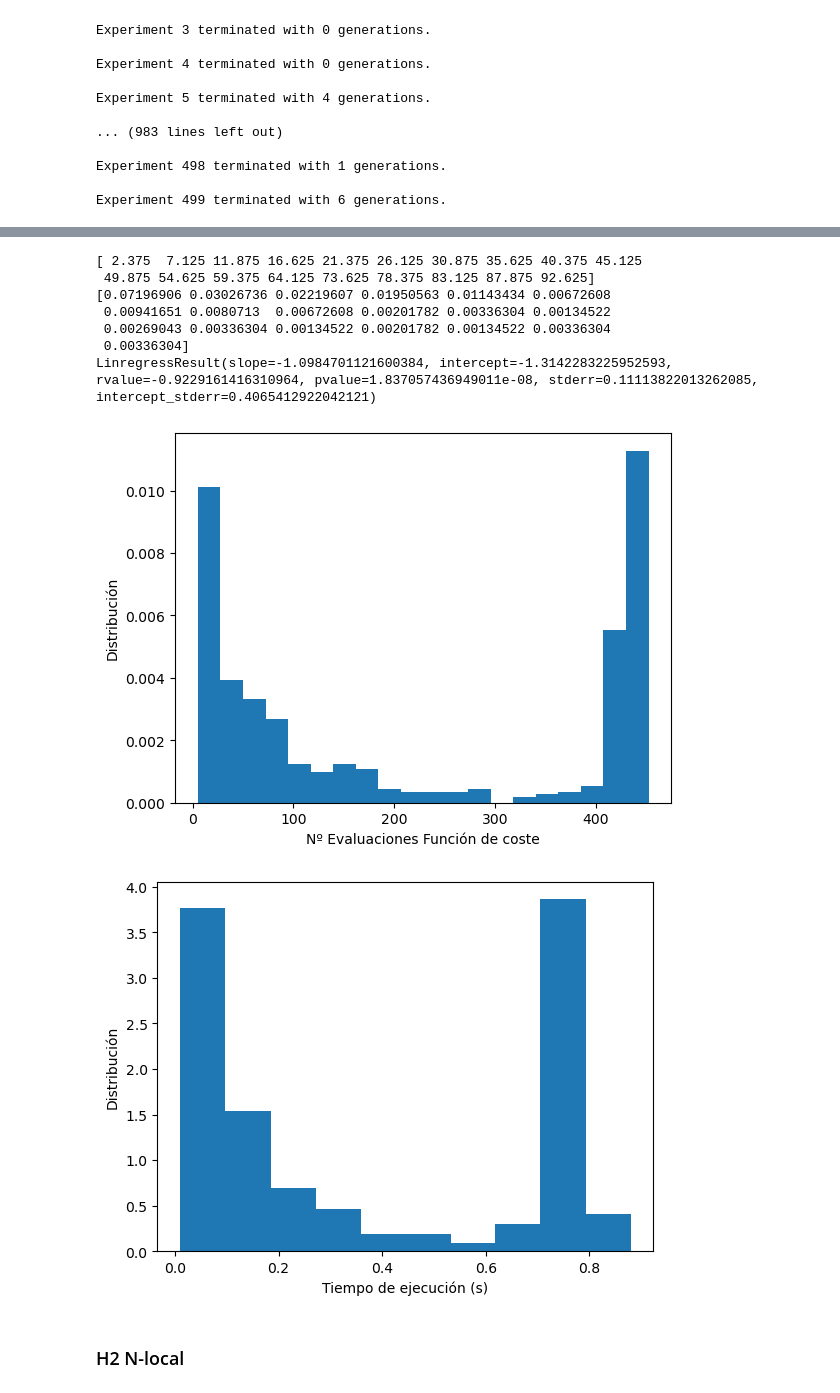
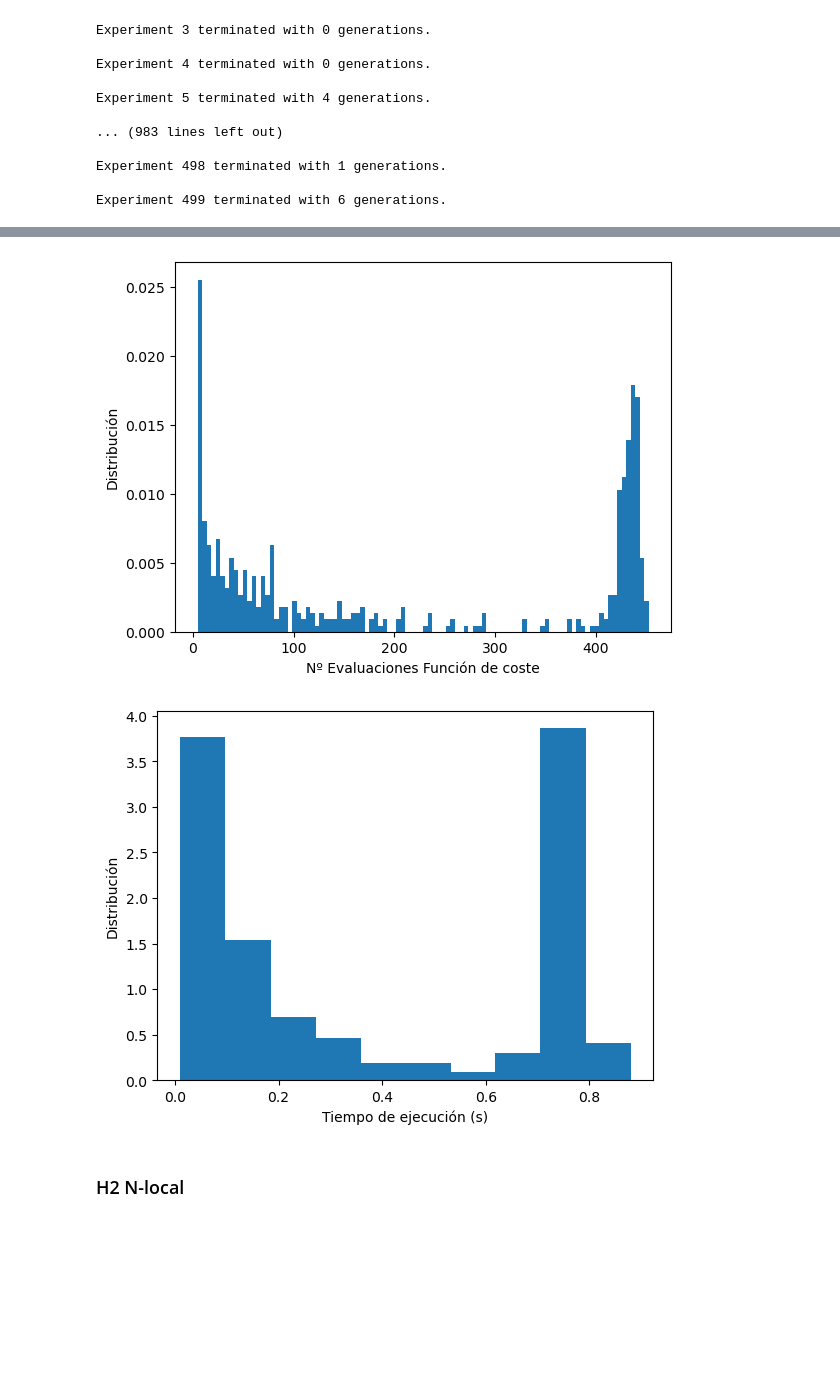
Before and after one commit to JLSM02/QML-Avoiding-BP, a Jupyter notebook: notebooks/VQE/BP_mitigation/Genetic_algorithm.ipynb, the cells around one changed output, grey strips where cells are left out. Saved outputs shown, nothing was run; the diff lists cells and outputs as text; code cells hidden in the pictures; blank space fills up the shorter version.

```diff
--- a/notebooks/VQE/BP_mitigation/Genetic_algorithm.ipynb
+++ b/notebooks/VQE/BP_mitigation/Genetic_algorithm.ipynb
@@ -72,10 +72,10 @@ Experiment 499 terminated with 6 generations.
 # Cargo los datos
 loaded_data = np.loadtxt("data/data_GA_Z1Z2_twolocal_5.csv", delimiter=",")
 
-n_bars = 20
+n_bars = 100
 
 # Generations histogram
-hist = np.histogram(loaded_data[:, 0], 20, density=True)
+hist = np.histogram(loaded_data[:, 0], n_bars, density=True)
 max_value = np.max(loaded_data[:, 0])
 x_data = hist[1][:-1]+max_value/n_bars/2
 y_data = hist[0]
@@ -88,7 +88,7 @@ plt.show()
 gen_data = loaded_data[:, 0]
 # Clean big values
 clean_gen_data = gen_data[gen_data < 100]
-hist = np.histogram(clean_gen_data, 20, density=True)
+hist = np.histogram(clean_gen_data, n_bars, density=True)
 max_value = np.max(clean_gen_data)
 x_data = hist[1][:-1]+max_value/n_bars/2
 y_data = hist[0]
@@ -97,17 +97,15 @@ plt.xscale("log")
 plt.yscale("log")
 plt.ylabel("Distribución")
 plt.xlabel("Nº Generaciones")
-plt.show()
 
 # Quito los casos de prob nula par no cometer crimenes logaritmicos
 x_data = x_data[y_data != 0]
 y_data = y_data[y_data != 0]
 
-print(x_data)
-print(y_data)
-
 regress = linregress(np.log(x_data), np.log(y_data))
-print(regress)
+plt.plot(x_data, x_data**(regress.slope)*np.exp(regress.intercept), label="Tendencia", color="black")
+plt.legend()
+plt.show()
 
 # Evaluations histogram
 hist = np.histogram(loaded_data[:, 1], n_bars, density=True)
@@ -135,11 +133,4 @@ plt.show()
-[ 2.375  7.125 11.875 16.625 21.375 26.125 30.875 35.625 40.375 45.125
- 49.875 54.625 59.375 64.125 73.625 78.375 83.125 87.875 92.625]
-[0.07196906 0.03026736 0.02219607 0.01950563 0.01143434 0.00672608
- 0.00941651 0.0080713  0.00672608 0.00201782 0.00336304 0.00134522
- 0.00269043 0.00336304 0.00134522 0.00201782 0.00134522 0.00336304
- 0.00336304]
-LinregressResult(slope=-1.0984701121600384, intercept=-1.3142283225952593, rvalue=-0.9229161416310964, pvalue=1.837057436949011e-08, stderr=0.11113822013262085, intercept_stderr=0.4065412922042121)
-[figure, old version]
+[figure, new version]
 [figure]
 # %% [markdown]
 ### H2 N-local
```
Also changed, not shown: parts of 2 cells of this notebook.
